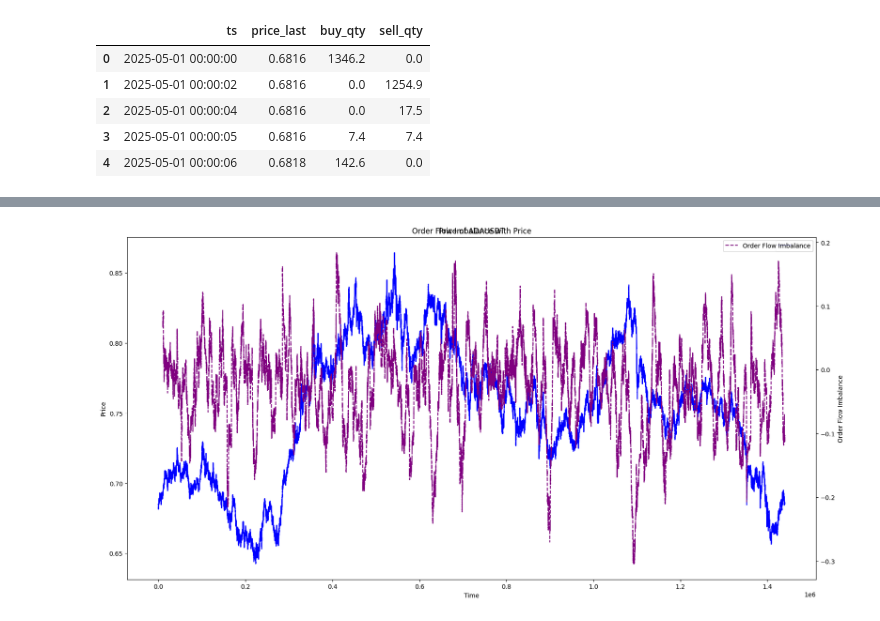
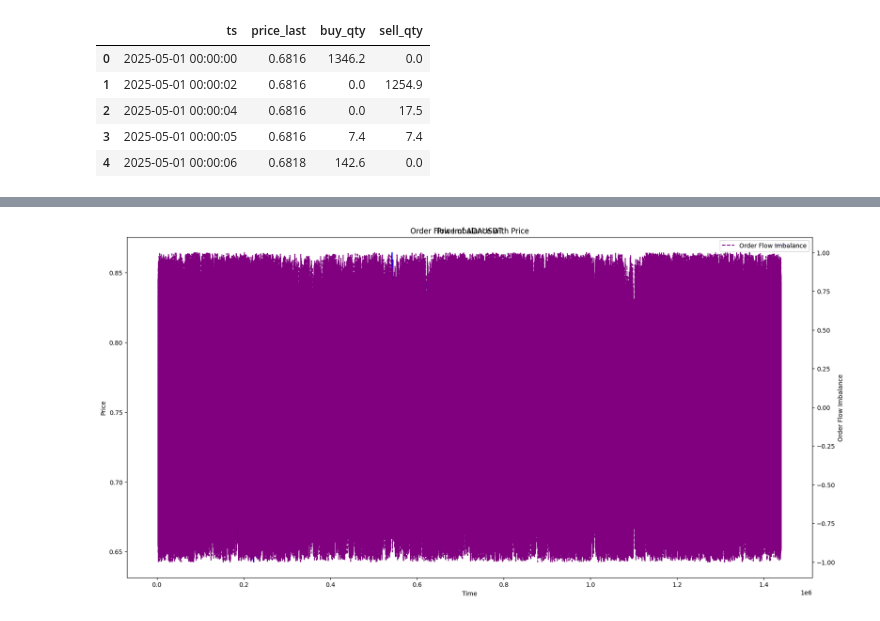
Before and after one commit to ybektas20/drl-crypto, a Jupyter notebook: notebooks/eda.ipynb, the cells around one changed output, grey strips where cells are left out. Cells and saved outputs as stored; diff of their text form; code cells hidden in the pictures.

```diff
--- a/notebooks/eda.ipynb
+++ b/notebooks/eda.ipynb
@@ -1,8 +1,9 @@
 # %%
 import pandas as pd
 import numpy as np
+import matplotlib.pyplot as plt
 
-path = "/home/yusuf/quant/drl-crypto/data/interim/1s/ADAUSDT/ADAUSDT-1s-2025-05.parquet"
+path = "/home/yusuf/quant/drl-crypto/data/processed/1s/ADAUSDT/ADAUSDT-1s-2025-05.parquet"
 df = pd.read_parquet(path)
 df.head()
 # %% [output]
@@ -12,25 +13,3 @@ df.head()
 | 2 | 2025-05-01 00:00:04 | 0.6816 | 0.0 | 17.5 |
 | 3 | 2025-05-01 00:00:05 | 0.6816 | 7.4 | 7.4 |
 | 4 | 2025-05-01 00:00:06 | 0.6818 | 142.6 | 0.0 |
-# %%
-n = 10000
-buy_flow = df.buy_qty.rolling(n).sum()
-sell_flow = df.sell_qty.rolling(n).sum()
-df["buy_flow"] = buy_flow
-df["sell_flow"] = sell_flow
-df["ofi"] = (df.buy_flow - df.sell_flow) / (df.buy_flow + df.sell_flow)
-
-import matplotlib.pyplot as plt
-fig,ax = plt.subplots(figsize=(20, 10))
-df.buy_flow.plot(ax=ax, label="Buy Flow", color="green")
-df.sell_flow.plot(ax=ax, label="Sell Flow", color="red")
-ax_price = ax.twinx()
-df.price_last.plot(ax=ax_price, label="Price", color="blue")
-
-
-ax.set_xlabel("Time")
-ax.set_ylabel("Flow")
-ax_price.set_ylabel("Price")
-ax.legend()
-ax_price.legend()
-plt.title("Buy and Sell Flow with Price")
@@ -40,16 +16,34 @@ Text(0.5, 1.0, 'Buy and Sell Flow with Price')
+# %%
+def get_ofi(df, n=60):
+    buy_flow = (df.buy_qty*df.price_last).rolling(n).sum()
+    sell_flow = (df.sell_qty*df.price_last).rolling(n).sum()
+    ofi = (buy_flow - sell_flow) / (buy_flow + sell_flow)
+    return ofi
+def get_log_ret(df, n=60):
+    log_ret = np.log(df.price_last / df.price_last.shift(n))
+    return log_ret
+def get_log_volume(df, n=60):
+    volume = df.buy_qty * df.price_last + df.sell_qty * df.price_last
+    log_volume = np.log(volume.replace([0],1)).rolling(n).sum()
+    return log_volume
+
+def normalize_zscore(series, window=60):
+    mean = series.rolling(window).mean()
+    std = series.rolling(window).std()
+    return (series - mean) / std
 # %%
 fig,ax = plt.subplots(figsize=(20, 10))
 df.price_last.plot(ax=ax, label="Price", color="blue")
 ax.set_xlabel("Time")
 ax.set_ylabel("Price")
 ax.legend()
 ax.set_title("Price of ADAUSDT")
 ax_ofi = ax.twinx()
-df["ofi"] = (df.buy_flow - df.sell_flow) / (df.buy_flow + df.sell_flow)
+df["ofi"] = get_ofi(df, 20)
 df.ofi.plot(ax=ax_ofi, label="Order Flow Imbalance", color="purple", linestyle='--')
 ax_ofi.set_ylabel("Order Flow Imbalance")
 ax_ofi.legend()
 plt.title("Order Flow Imbalance with Price")
 plt.show()
 # %% [output]
-[figure, old version]
+[figure, new version]
```
Also changed, not shown: parts of 6 cells of this notebook, 1 other file.
